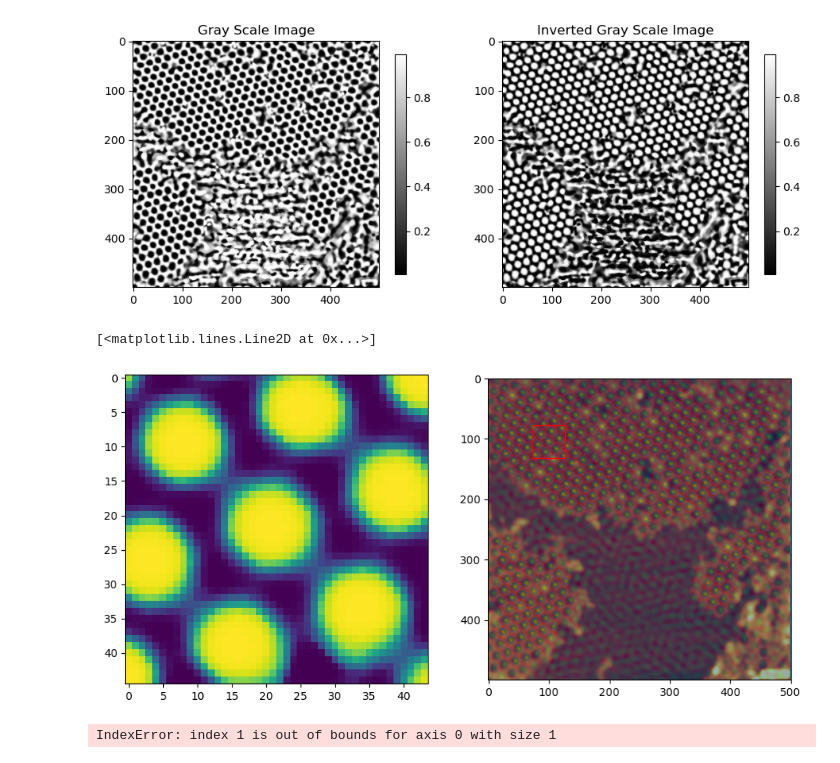
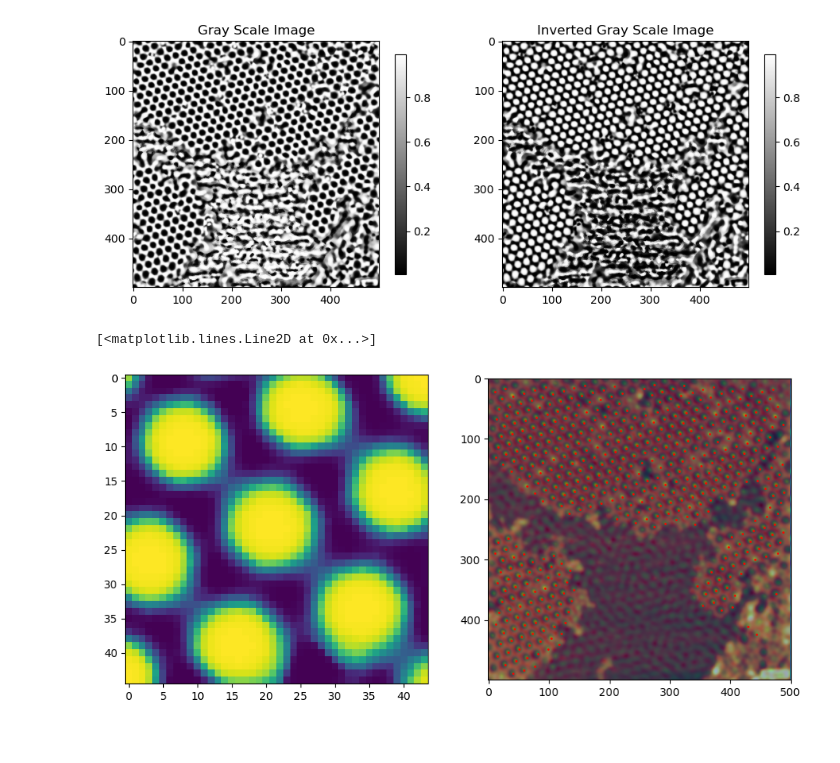
Before and after one commit to GallagherSurfaceLab/summer_26, a Jupyter notebook: template_matching_mst.ipynb, the cells around one changed output. Cells and saved outputs as stored; diff of their text form; code cells hidden in the pictures.

```diff
--- a/template_matching_mst.ipynb
+++ b/template_matching_mst.ipynb
@@ -56,37 +56,35 @@ fig.colorbar(im1, ax = ax[1], shrink = 0.6)
 # %%
 image = 255 - img_gr
 img_scale = 53 / img.nm_size
-# Used 53 because template came from sample_scale_53.png
+# Used 53 because template came from sample_scale_53.png, see next comment
 
 im_1 = img_as_float(io.imread("example_temp.png"))
 pore = transform.rescale(im_1, scale = img_scale, anti_aliasing = True, channel_axis = -1)
 pore = np.dot(pore[..., :3], [0.2989, 0.5870, 0.1140])
 
 border_size = int(pore.shape[0] / 2)
 white_value = 255
 pad_width = ((border_size, border_size), (border_size, border_size))
 
 bordered = np.pad(image, pad_width = pad_width, mode = 'constant', constant_values = white_value)
 result = match_template(bordered, pore, pad_input = False)
-peaks = peak_local_max(result, min_distance = 10, threshold_rel = 0.99)
+peaks = peak_local_max(result, min_distance = 10, threshold_rel = 0.5)
 
 fig, ax = plt.subplots(1, 2, figsize = (11, 6))
 im0 = ax[0].imshow(pore)
 im1 = ax[1].imshow(result)
 ax[1].imshow(colored_image, alpha = 0.5)
-plt.plot(peaks[:, 1], peaks[:, 0], 's', markeredgecolor = 'r', markerfacecolor = 'none', markersize = '30')
-# use sample_scale_53.png set markersize = '30' to see template
+plt.plot(peaks[:, 1], peaks[:, 0], 'o', markeredgecolor = 'r', markerfacecolor = 'none', markersize = '1')
+# use sample_scale_53.png set threshold_rel = 0.99, 'o' --> 's', and markersize = '30' to see template :)
 # %% [output]
 [<matplotlib.lines.Line2D at 0x...>]
-[figure, old version]
+[figure, new version]
 # %%
 graph_node, n = graph_from_peaks(peaks, scale = img.scale, min_dist = 10, area = 1 / img.scale ** 2)
 
 img_vor_t, img_vor_deg_t, v_border, graph_node, graph_inner, p, k_1 = voronoi_tree(img, graph_node, k = 24, power = 0.3)
 
 g_msf = nx.minimum_spanning_tree(graph_inner, weight = 'dis')
-# %% [output]
-IndexError: index 1 is out of bounds for axis 0 with size 1
 # %%
 fig, ax = plt.subplots(2, 2, figsize = (10, 10))
 ax[0, 0].imshow(img_vor_t)
```
Also changed, not shown: parts of 3 cells of this notebook, 3 other files.
